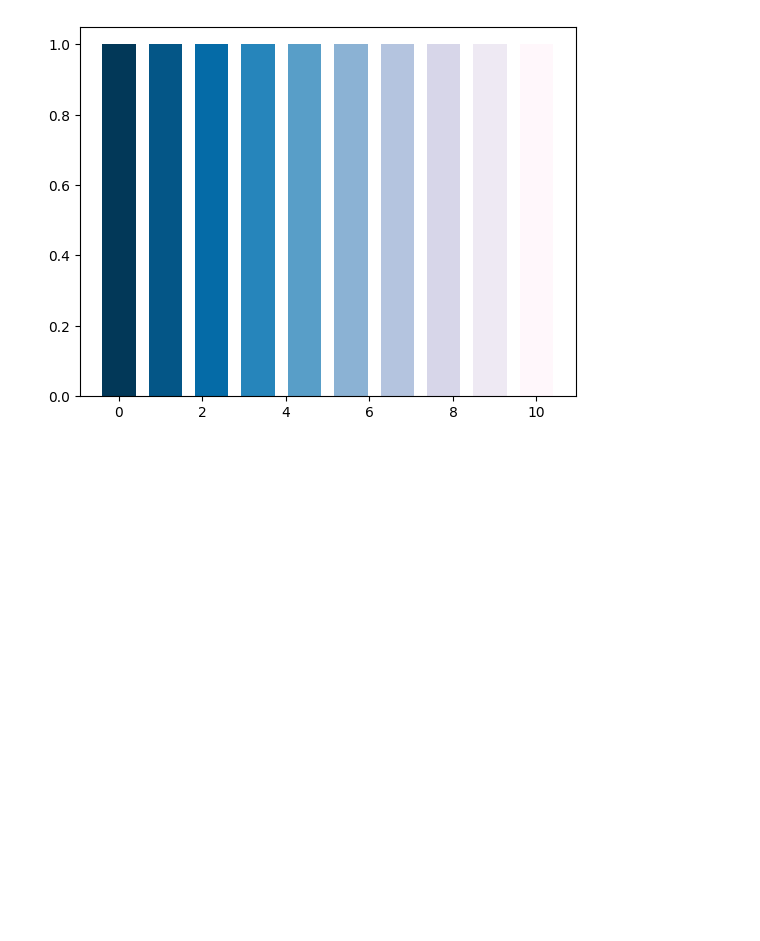
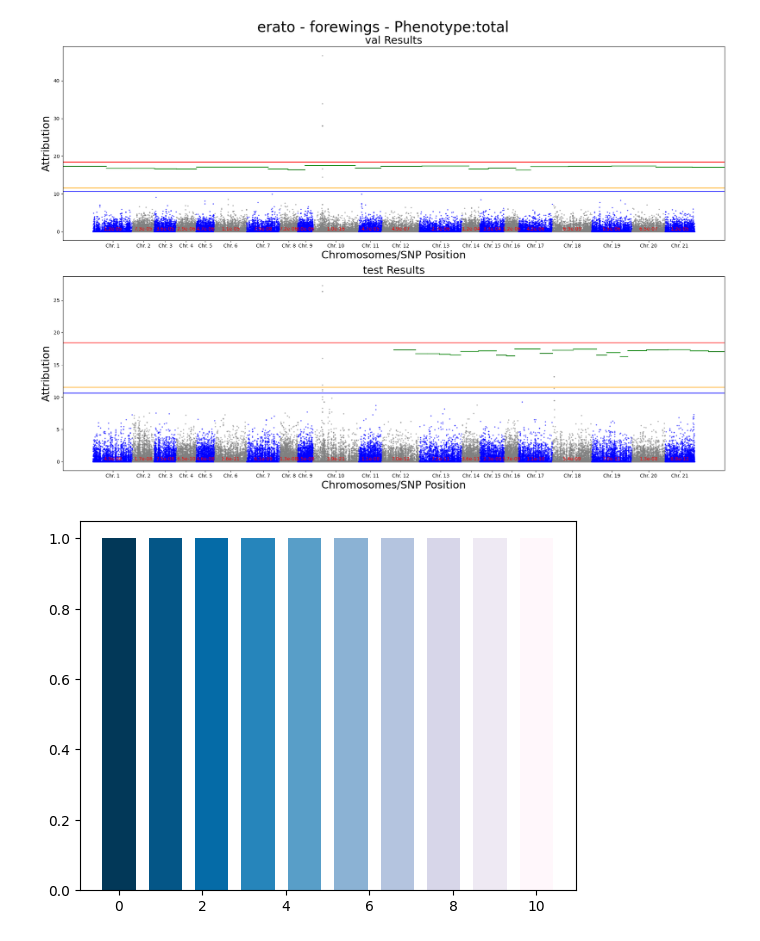
Before and after one commit to Imageomics/dna-trait-analysis, a Jupyter notebook: notebooks/plot_whole_genome.ipynb, the cells around one changed output. Drawn from its saved outputs; the diff is of its cells as text; code cells hidden in the pictures; blank space fills up the shorter version.

```diff
--- a/notebooks/plot_whole_genome.ipynb
+++ b/notebooks/plot_whole_genome.ipynb
@@ -291,14 +269,15 @@ fig.suptitle(f"{species} - {wing} - Phenotype:{color}", fontsize=30)
 
 chromo_labels = [f"Chr. {chr}" for chr in range(1, num_chromosome+1)]
 
-start_pos = 0
 alt_colors = ["blue", "grey"]
 for pi, phase in enumerate(["val", "test"]):
+    start_pos = 0
     chromo_pvals = np.array(chromo_pvals)
     p_values = chromo_pvals[:, pi].astype(np.float64)
     p_values_normalized = (p_values - p_values.min()) / (p_values.max() - p_values.min())
     p_values_normalized = 1 - p_values_normalized
     x_mid_points = []
+    sig_lines = []
     for ci in tqdm(range(num_chromosome), desc="Plotting Attributions"):
         dset = _, val_data, test_data = load_data(PHENOTYPE_FOLDER, GENOME_FOLDER, DATA_SPLIT_FOLDER,
             ci+1, species, wing, color, out_dims_start_idx=0, out_dims=1)
@@ -317,35 +296,42 @@ for pi, phase in enumerate(["val", "test"]):
         pvals = calc_pvalue_linear(
             np.take(dset.genotype_data, indices=top_k_idx, axis=1),
             dset.phenotype_data[:, 0],
         )
         all_pvals = np.ones(num_pos)
         all_pvals[top_k_idx] = pvals
 
+        sig_lines.append([start_pos, X[-1], -np.log(0.05/num_pos)])
+
         #adjust_val = p_values_normalized[ci]
         #Y = chromo_data
         Y = -np.log(all_pvals)
         start_pos = X[-1]
-        bar_plots = axs[pi].scatter(X, Y, alpha=0.5, s=1, color=alt_colors[ci % 2 == 1])
+        bar_plots = axs[pi].scatter(X, Y, alpha=0.5, s=3, color=alt_colors[ci % 2 == 1])
         axs[pi].set_title(f"{phase} Results", fontsize=22)
         axs[pi].set_xlabel("Chromosomes/SNP Position", fontsize=22)
         axs[pi].set_ylabel("Attribution", fontsize=22)
+        #axs[pi].axhline(y=-np.log(0.05 / num_pos), color="green")
         mid_point = X[X.shape[0]//2]
         x_mid_points.append(mid_point)
         axs[pi].text(
             mid_point, 0,
             f"{p_values[ci]:.1e}", ha="center", va="bottom", rotation=0, color="red"
         )
+
+    #for s, e, y in sig_lines:
+    #    axs[pi].axhline(y=y, xmin=s/start_pos, xmax=e/start_pos, color='green')
     axs[pi].set_xticks(x_mid_points)
     axs[pi].set_xticklabels(chromo_labels)
     axs[pi].axhline(y=-np.log(1e-8), color="red")
     axs[pi].axhline(y=-np.log(1e-5), color="orange")
-    axs[pi].axhline(y=-np.log(0.05 / len(all_pvals)), color="green")
     axs[pi].axhline(y=-np.log(0.05 / 2000), color="blue")
 
 fig.tight_layout()
 
 plt.savefig(os.path.join(results_dir, f"genome_detail_{species}_{wing}_{color}.png"))
 plt.show()
+# %% [output]
+[figure, added]
 # %%
 import matplotlib.pyplot as plt
 
```
Also changed, not shown: parts of 7 cells of this notebook, 5 other files.
